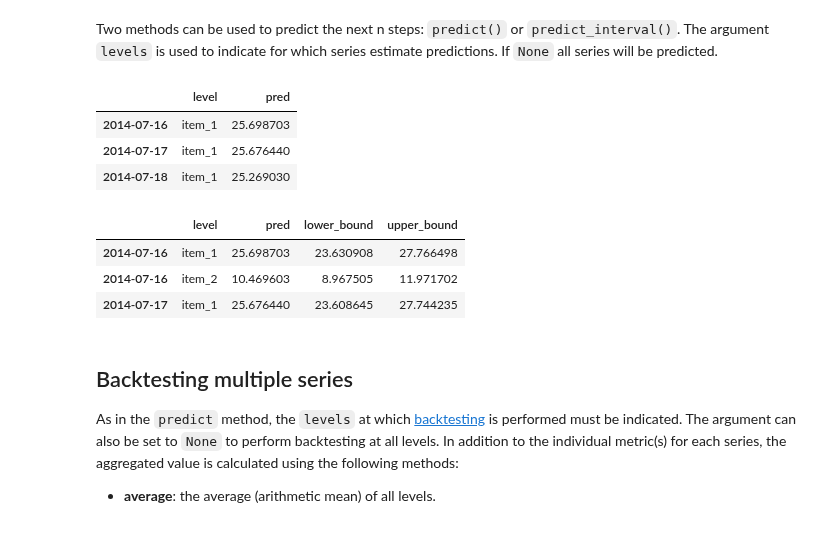
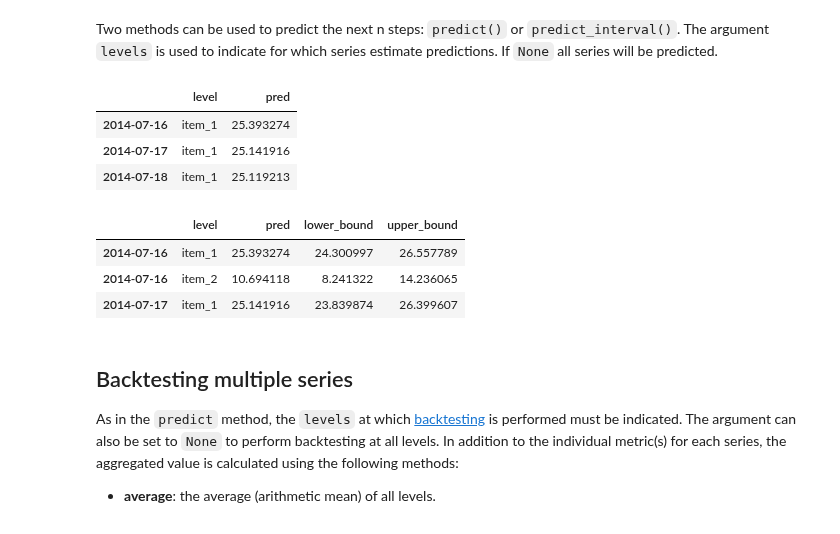
Before and after one commit to skforecast/skforecast, a Jupyter notebook: dev/foundational-forecaster.ipynb, the cells around one changed output. Drawn from its saved outputs; the diff is of its cells as text; code cells hidden in the pictures.

```diff
--- a/dev/foundational-forecaster.ipynb
+++ b/dev/foundational-forecaster.ipynb
@@ -213,7 +168,7 @@ plt.show();
 # ==============================================================================
 estimator = FoundationalModel(model="autogluon/chronos-2-small")
 forecaster = ForecasterFoundational(estimator = estimator)
-forecaster.fit(series=series_long_train, store_in_sample_residuals=True)
+forecaster.fit(series=series_long_train)
 forecaster
 # %% [output]
 ╭────────────────────────────────── InputTypeWarning ──────────────────────────────────╮
@@ -251,30 +204,29 @@ Two methods can be used to predict the next n steps: `predict()` or `predict_int
 # %%
 # Predictions and prediction intervals
 # ==============================================================================
 steps = 24
 
 # Predictions for item_1
 predictions_item_1 = forecaster.predict(steps=steps, levels='item_1')
 display(predictions_item_1.head(3))
 print("")
 
 # Interval predictions for item_1 and item_2
 predictions_intervals = forecaster.predict_interval(
     steps    = steps,
     levels   = ['item_1', 'item_2'],
-    method   = "conformal",
     interval = 0.9
 )
 display(predictions_intervals.head(3))
 # %% [output]
 |  | level | pred |
-| 2014-07-16 | item_1 | 25.698703 |
-| 2014-07-17 | item_1 | 25.676440 |
-| 2014-07-18 | item_1 | 25.269030 |
+| 2014-07-16 | item_1 | 25.393274 |
+| 2014-07-17 | item_1 | 25.141916 |
+| 2014-07-18 | item_1 | 25.119213 |
 |  | level | pred | lower_bound | upper_bound |
-| 2014-07-16 | item_1 | 25.698703 | 23.630908 | 27.766498 |
-| 2014-07-16 | item_2 | 10.469603 | 8.967505 | 11.971702 |
-| 2014-07-17 | item_1 | 25.676440 | 23.608645 | 27.744235 |
+| 2014-07-16 | item_1 | 25.393274 | 24.300997 | 26.557789 |
+| 2014-07-16 | item_2 | 10.694118 | 8.241322 | 14.236065 |
+| 2014-07-17 | item_1 | 25.141916 | 23.839874 | 26.399607 |
 # %% [markdown]
 ## Backtesting multiple series
 
```
Also changed, not shown: parts of 15 cells of this notebook, 7 other files.
